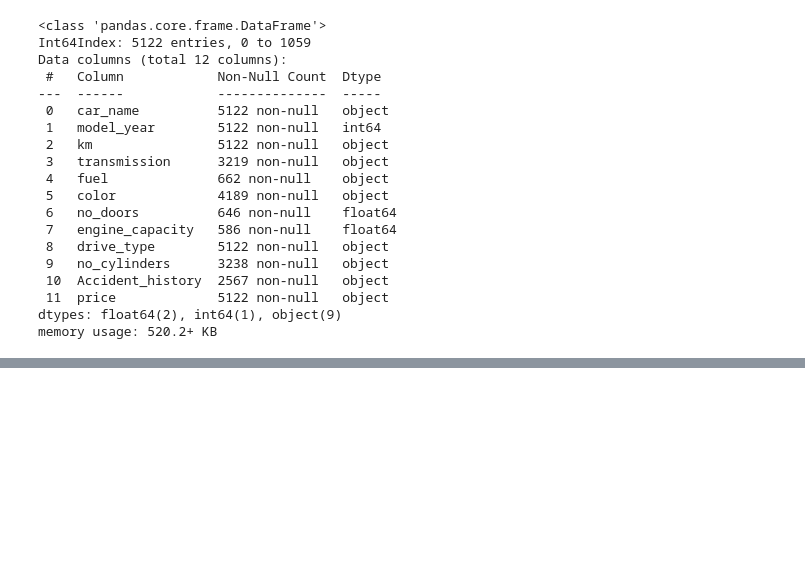
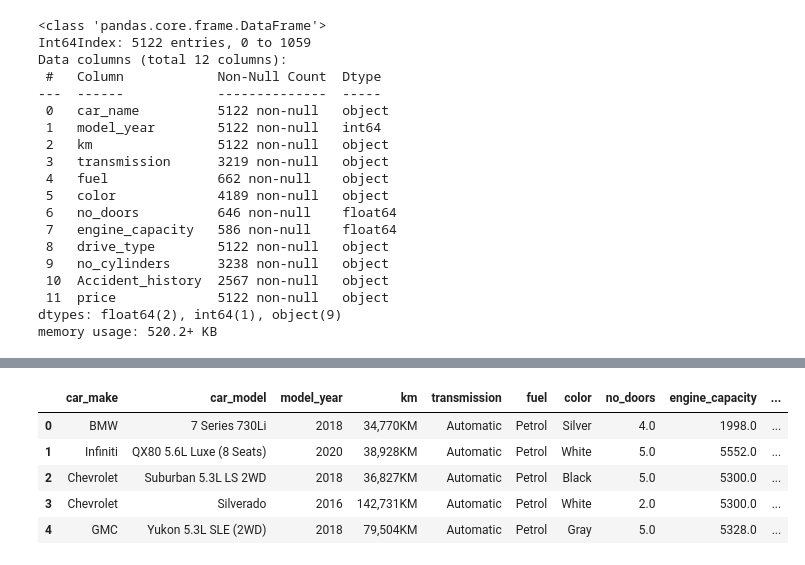
Before and after one commit to YousefAlotaibi/saudi_used_cars_price_prediciton, a Jupyter notebook: data/DataCleaning.ipynb, the cells around one changed output, grey strips where cells are left out. Saved outputs shown, nothing was run; the diff lists cells and outputs as text; code cells hidden in the pictures; blank space fills up the shorter version.

```diff
--- a/data/DataCleaning.ipynb
+++ b/data/DataCleaning.ipynb
@@ -84,0 +113,4 @@ memory usage: 520.2+ KB
+# %%
+# Splitting car_name into make and model
+tmp = cars["car_name"].str.split(" ", n = 2, expand = True)
+tmp
@@ -84,0 +131,3 @@ memory usage: 520.2+ KB
+# %%
+tmp.rename(columns = {1:'car_make', 2:'car_model'}, inplace = True)
+tmp.drop(columns=0)
@@ -84,0 +148,17 @@ memory usage: 520.2+ KB
+# %%
+cars = cars.join(tmp)
+# %%
+cars.drop(columns=['car_name', 0], inplace=True)
+# %%
+# Changing position of columns
+temp_cols=cars.columns.tolist()
+new_cols=temp_cols[-2:] + temp_cols[:-2]
+cars=cars[new_cols]
+cars.head()
+# %% [output]
+|  | car_make | car_model | model_year | km | transmission | fuel | color | no_doors | engine_capacity | ... |
+| 0 | BMW | 7 Series 730Li | 2018 | 34,770KM | Automatic | Petrol | Silver | 4.0 | 1998.0 | ... |
+| 1 | Infiniti | QX80 5.6L Luxe (8 Seats) | 2020 | 38,928KM | Automatic | Petrol | White | 5.0 | 5552.0 | ... |
+| 2 | Chevrolet | Suburban 5.3L LS 2WD | 2018 | 36,827KM | Automatic | Petrol | Black | 5.0 | 5300.0 | ... |
+| 3 | Chevrolet | Silverado | 2016 | 142,731KM | Automatic | Petrol | White | 2.0 | 5300.0 | ... |
+| 4 | GMC | Yukon 5.3L SLE (2WD) | 2018 | 79,504KM | Automatic | Petrol | Gray | 5.0 | 5328.0 | ... |
```
Also changed, not shown: parts of 24 cells of this notebook, 1 other file.
